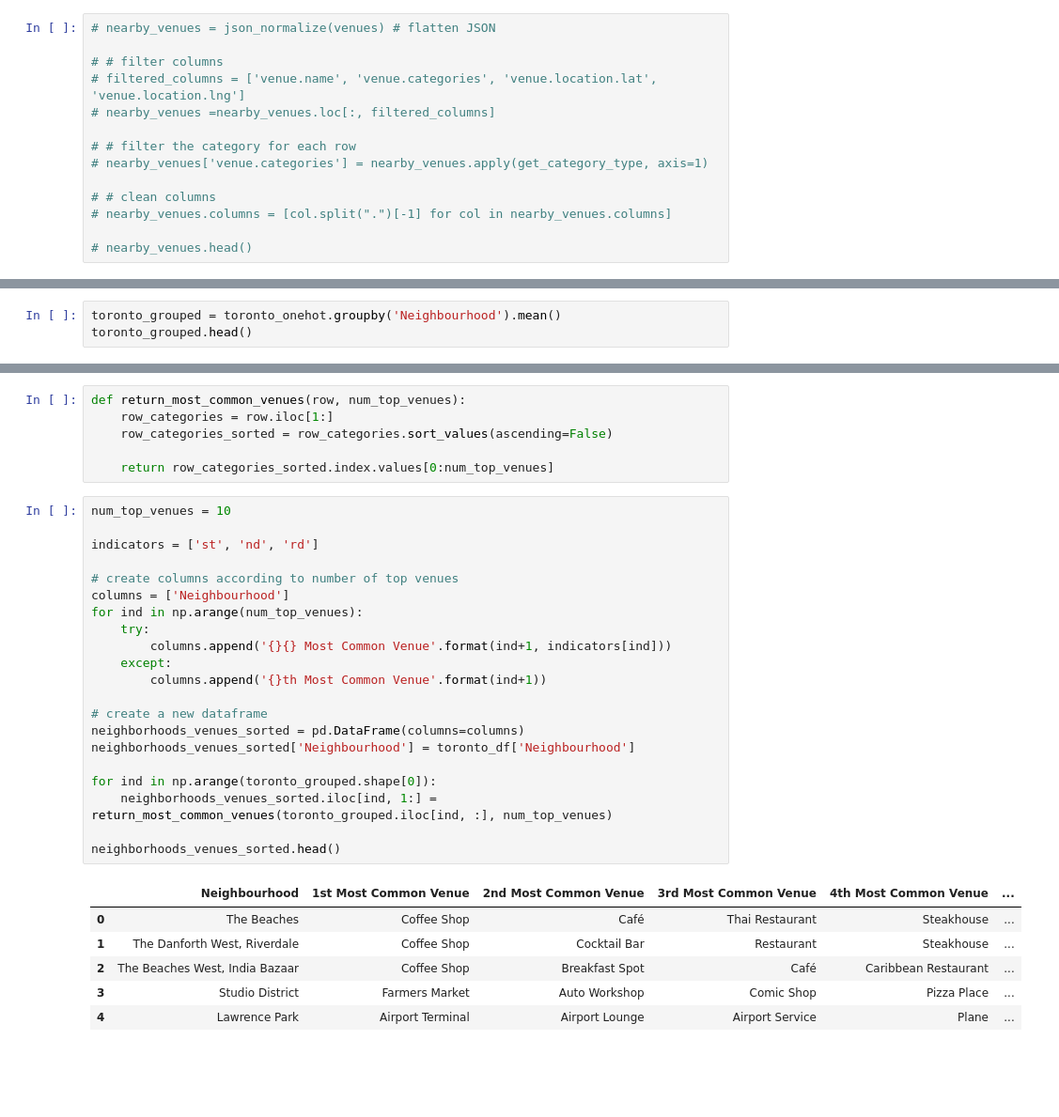
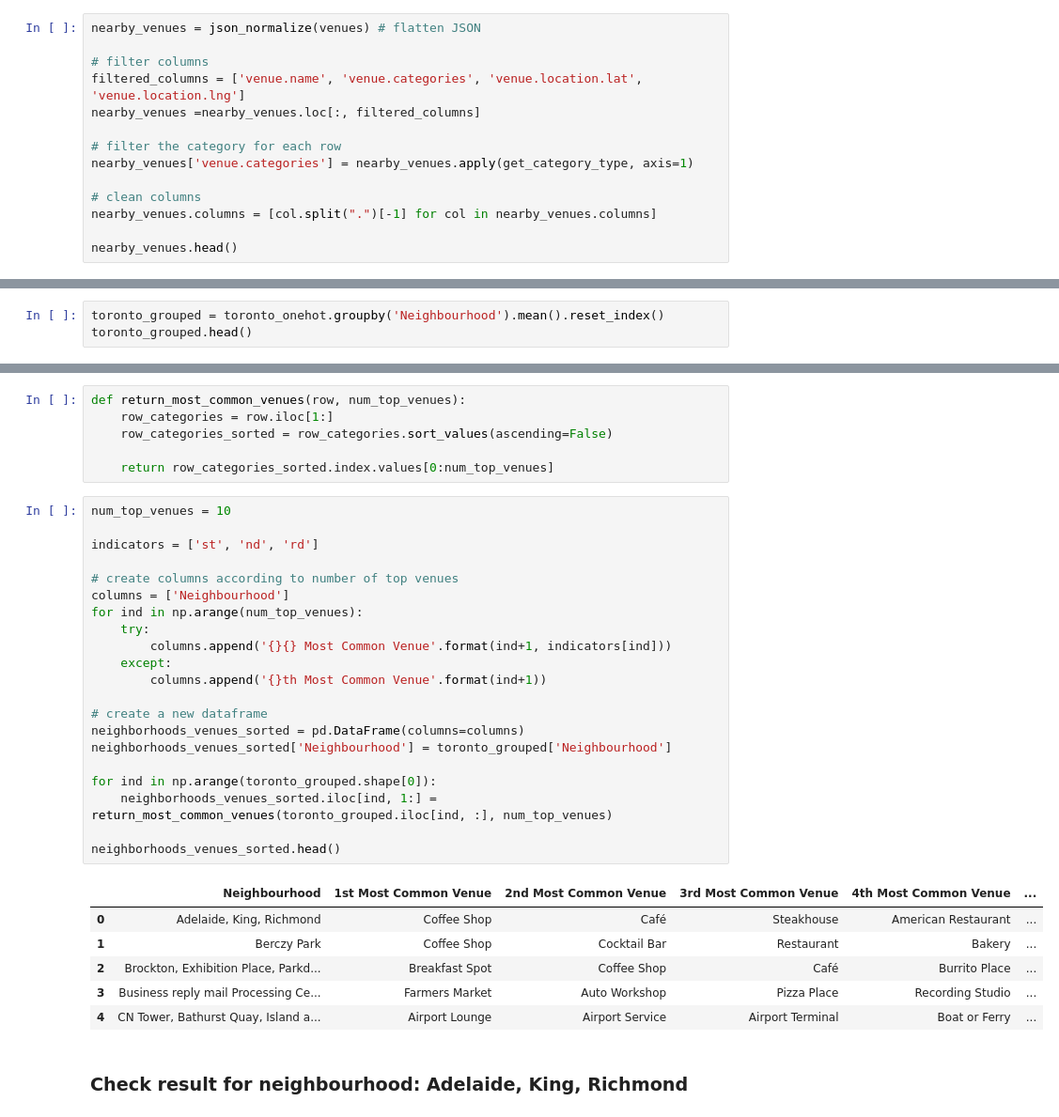
Before and after one commit to hdvvip/Capstone_Week_3, a Jupyter notebook: Capstone_Week_3.ipynb, the cells around one changed output, grey strips where cells are left out. Shown at 94% size. Saved outputs shown, nothing was run; the diff lists cells and outputs as text; blank space fills up the shorter version.

```diff
--- a/Capstone_Week_3.ipynb
+++ b/Capstone_Week_3.ipynb
@@ -250,16 +260,16 @@ def get_category_type(row):
     else:
         return categories_list[0]['name']
 # %%
-# nearby_venues = json_normalize(venues) # flatten JSON
+nearby_venues = json_normalize(venues) # flatten JSON
 
-# # filter columns
-# filtered_columns = ['venue.name', 'venue.categories', 'venue.location.lat', 'venue.location.lng']
-# nearby_venues =nearby_venues.loc[:, filtered_columns]
+# filter columns
+filtered_columns = ['venue.name', 'venue.categories', 'venue.location.lat', 'venue.location.lng']
+nearby_venues =nearby_venues.loc[:, filtered_columns]
 
-# # filter the category for each row
-# nearby_venues['venue.categories'] = nearby_venues.apply(get_category_type, axis=1)
+# filter the category for each row
+nearby_venues['venue.categories'] = nearby_venues.apply(get_category_type, axis=1)
 
-# # clean columns
-# nearby_venues.columns = [col.split(".")[-1] for col in nearby_venues.columns]
+# clean columns
+nearby_venues.columns = [col.split(".")[-1] for col in nearby_venues.columns]
 
-# nearby_venues.head()
+nearby_venues.head()
@@ -325,6 +356,6 @@ toronto_onehot.head()
 | 3 | The Beaches | 0 | 0 | 0 | 0 | 0 | ... |
 | 4 | The Danforth West, Riverdale | 0 | 0 | 0 | 0 | 0 | ... |
 # %%
-toronto_grouped = toronto_onehot.groupby('Neighbourhood').mean()
+toronto_grouped = toronto_onehot.groupby('Neighbourhood').mean().reset_index()
 toronto_grouped.head()
 # %% [output]
@@ -344,28 +376,30 @@ def return_most_common_venues(row, num_top_venues):
 # %%
 num_top_venues = 10
 
 indicators = ['st', 'nd', 'rd']
 
 # create columns according to number of top venues
 columns = ['Neighbourhood']
 for ind in np.arange(num_top_venues):
     try:
         columns.append('{}{} Most Common Venue'.format(ind+1, indicators[ind]))
     except:
         columns.append('{}th Most Common Venue'.format(ind+1))
 
 # create a new dataframe
 neighborhoods_venues_sorted = pd.DataFrame(columns=columns)
-neighborhoods_venues_sorted['Neighbourhood'] = toronto_df['Neighbourhood']
+neighborhoods_venues_sorted['Neighbourhood'] = toronto_grouped['Neighbourhood']
 
 for ind in np.arange(toronto_grouped.shape[0]):
     neighborhoods_venues_sorted.iloc[ind, 1:] = return_most_common_venues(toronto_grouped.iloc[ind, :], num_top_venues)
 
 neighborhoods_venues_sorted.head()
 # %% [output]
 |  | Neighbourhood | 1st Most Common Venue | 2nd Most Common Venue | 3rd Most Common Venue | 4th Most Common Venue | ... |
-| 0 | The Beaches | Coffee Shop | Café | Thai Restaurant | Steakhouse | ... |
-| 1 | The Danforth West, Riverdale | Coffee Shop | Cocktail Bar | Restaurant | Steakhouse | ... |
-| 2 | The Beaches West, India Bazaar | Coffee Shop | Breakfast Spot | Café | Caribbean Restaurant | ... |
-| 3 | Studio District | Farmers Market | Auto Workshop | Comic Shop | Pizza Place | ... |
-| 4 | Lawrence Park | Airport Terminal | Airport Lounge | Airport Service | Plane | ... |
+| 0 | Adelaide, King, Richmond | Coffee Shop | Café | Steakhouse | American Restaurant | ... |
+| 1 | Berczy Park | Coffee Shop | Cocktail Bar | Restaurant | Bakery | ... |
+| 2 | Brockton, Exhibition Place, Parkd... | Breakfast Spot | Coffee Shop | Café | Burrito Place | ... |
+| 3 | Business reply mail Processing Ce... | Farmers Market | Auto Workshop | Pizza Place | Recording Studio | ... |
+| 4 | CN Tower, Bathurst Quay, Island a... | Airport Lounge | Airport Service | Airport Terminal | Boat or Ferry | ... |
+# %% [markdown]
+### Check result for neighbourhood: Adelaide, King, Richmond
```
Also changed, not shown: parts of 32 cells of this notebook.
